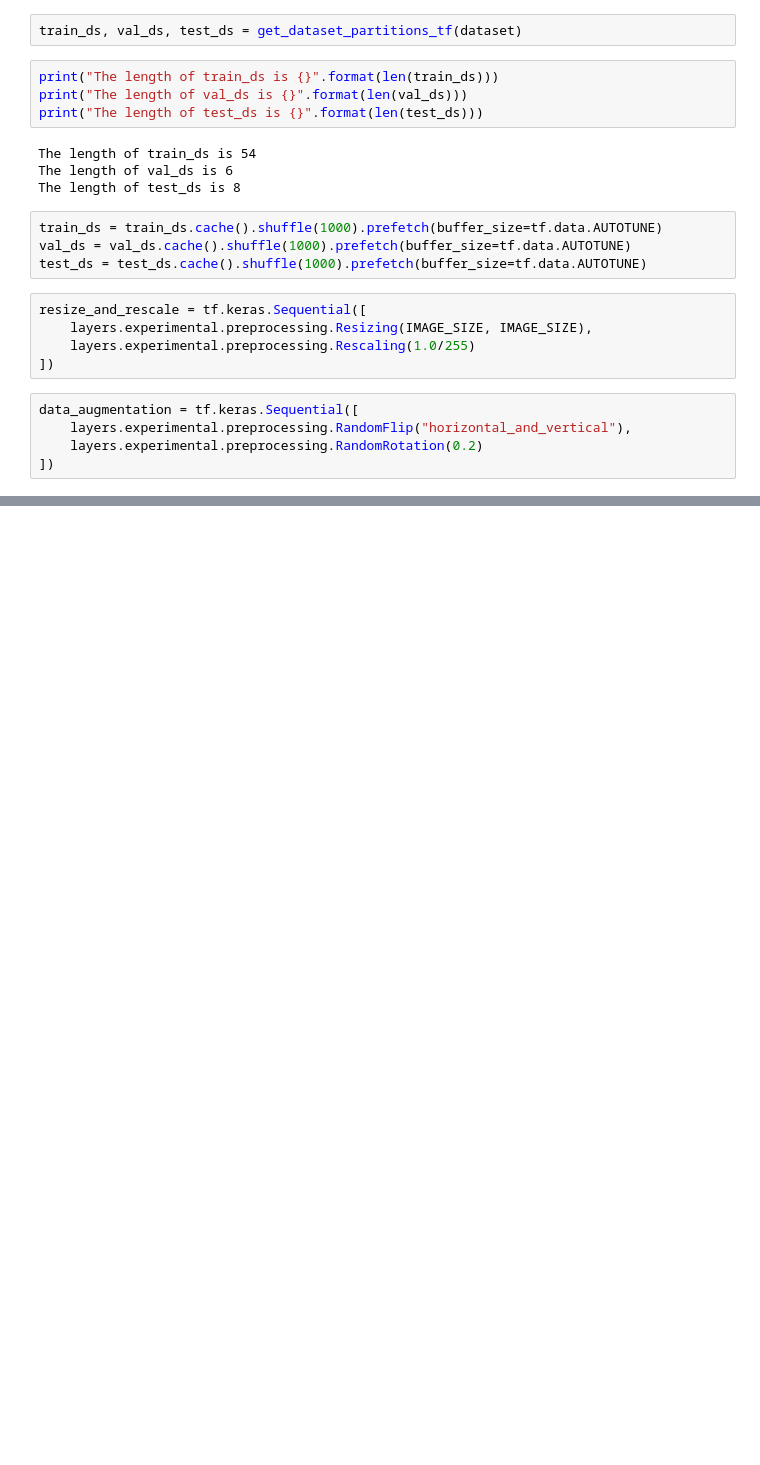
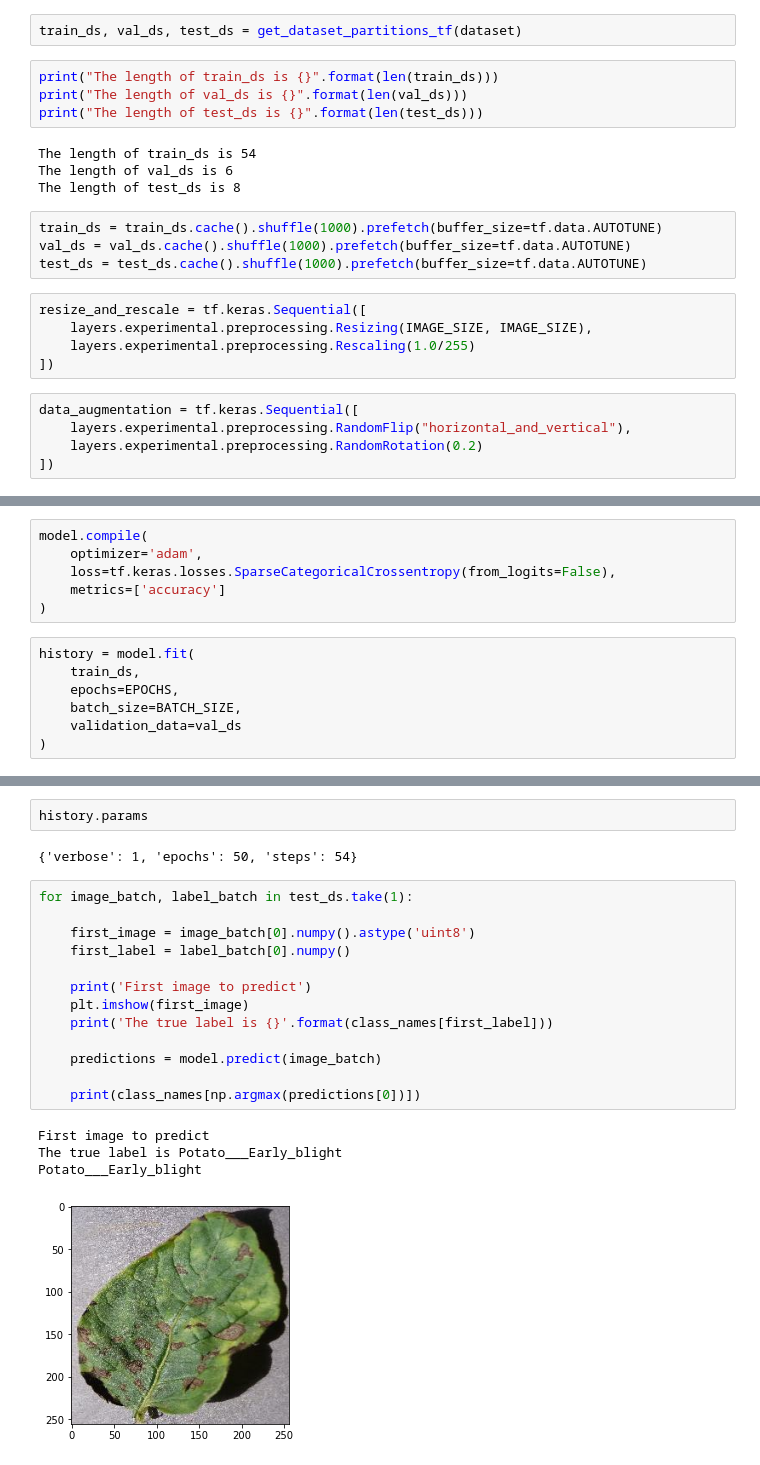
Before and after one commit to hanuel-89/potato_disease, a Jupyter notebook: training/training.ipynb, the cells around one changed output, grey strips where cells are left out. Saved outputs shown, nothing was run; the diff lists cells and outputs as text; blank space fills up the shorter version.

Commit message:
Completed the CNN model in the notebook

```diff
--- a/training/training.ipynb
+++ b/training/training.ipynb
@@ -115,0 +171,13 @@ data_augmentation = tf.keras.Sequential([
+# %%
+model.compile(
+    optimizer='adam',
+    loss=tf.keras.losses.SparseCategoricalCrossentropy(from_logits=False),
+    metrics=['accuracy']
+)
+# %%
+history = model.fit(
+    train_ds,
+    epochs=EPOCHS,
+    batch_size=BATCH_SIZE,
+    validation_data=val_ds
+)
@@ -115,0 +203,22 @@ data_augmentation = tf.keras.Sequential([
+# %%
+history.params
+# %% [output]
+{'verbose': 1, 'epochs': 50, 'steps': 54}
+# %%
+for image_batch, label_batch in test_ds.take(1):
+
+    first_image = image_batch[0].numpy().astype('uint8')
+    first_label = label_batch[0].numpy()
+
+    print('First image to predict')
+    plt.imshow(first_image)
+    print('The true label is {}'.format(class_names[first_label]))
+
+    predictions = model.predict(image_batch)
+
+    print(class_names[np.argmax(predictions[0])])
+# %% [output]
+First image to predict
+The true label is Potato___Early_blight
+Potato___Early_blight
+[figure, added]
```
Also changed, not shown: parts of 10 cells of this notebook, 3 other files.
